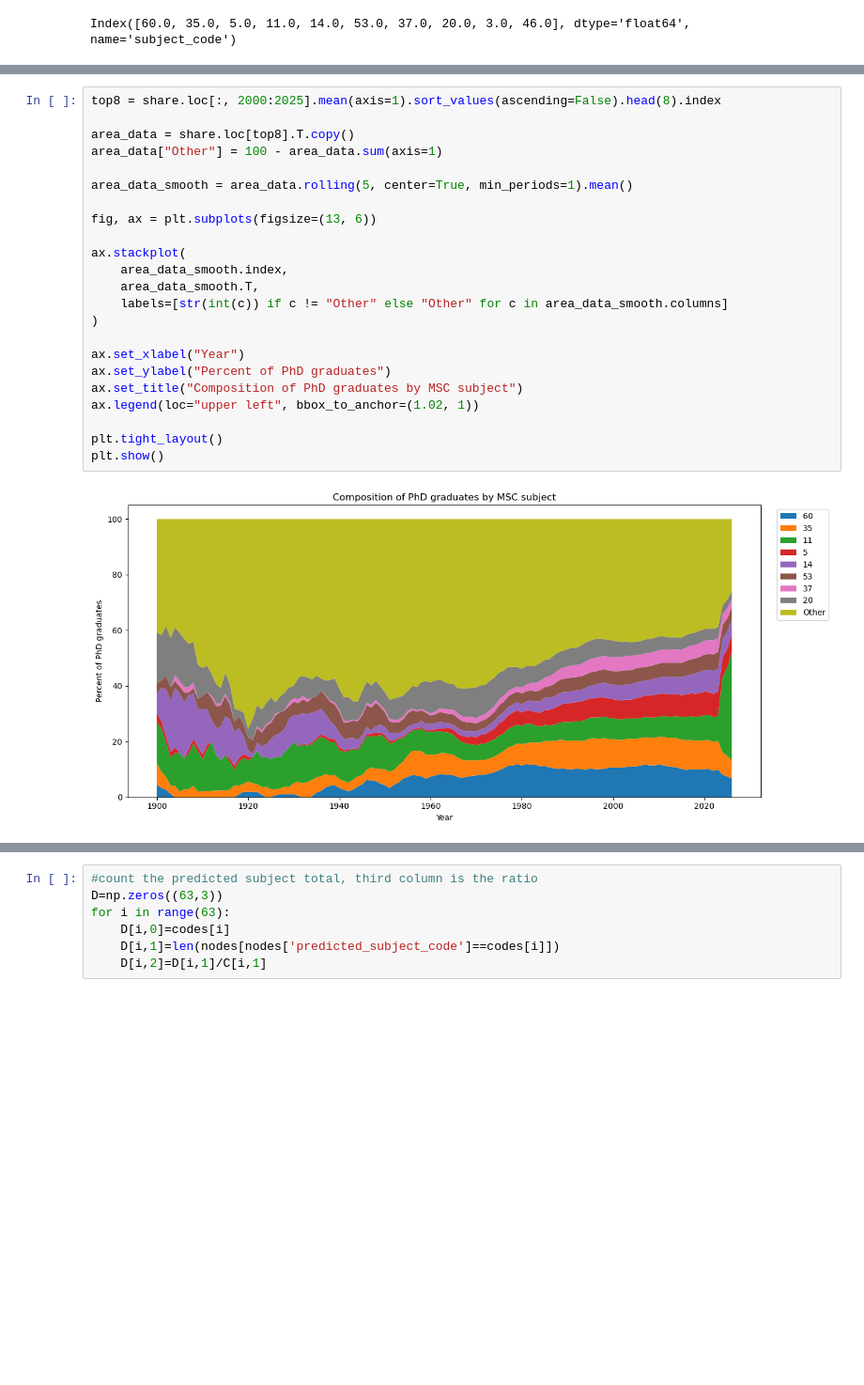
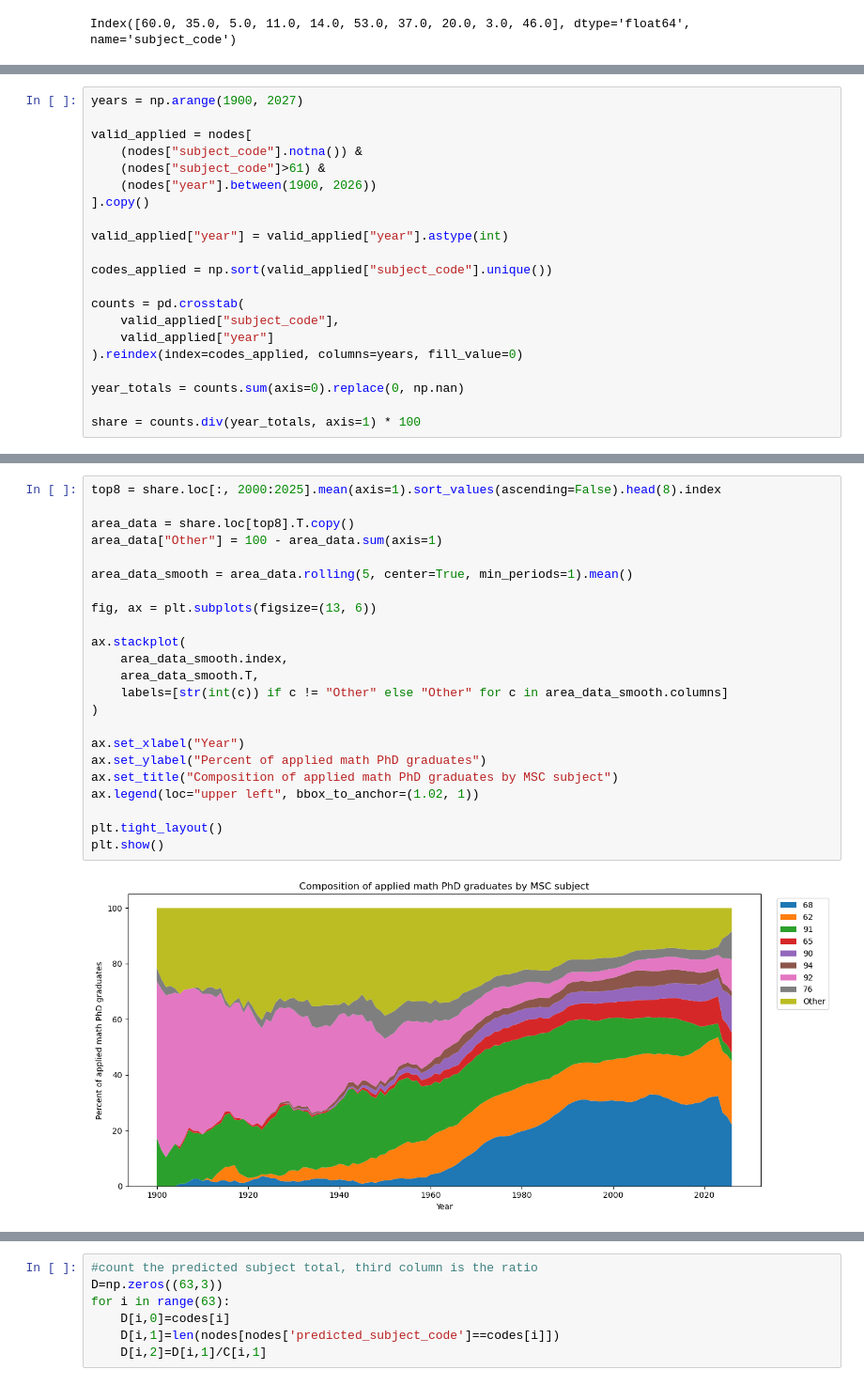
Before and after one commit to Erdos-Projects/summer26-math-genealogy, a Jupyter notebook: notebooks/subject_analysis-Yilong/subject_EDA.ipynb, the cells around one changed output, grey strips where cells are left out. Shown at 94% size. Drawn from its saved outputs; the diff is of its cells as text; blank space fills up the shorter version.

```diff
--- a/notebooks/subject_analysis-Yilong/subject_EDA.ipynb
+++ b/notebooks/subject_analysis-Yilong/subject_EDA.ipynb
@@ -283,0 +238,21 @@ Index([60.0, 35.0, 5.0, 11.0, 14.0, 53.0, 37.0, 20.0, 3.0, 46.0], dtype='float64
+# %%
+years = np.arange(1900, 2027)
+
+valid_applied = nodes[
+    (nodes["subject_code"].notna()) &
+    (nodes["subject_code"]>61) &
+    (nodes["year"].between(1900, 2026))
+].copy()
+
+valid_applied["year"] = valid_applied["year"].astype(int)
+
+codes_applied = np.sort(valid_applied["subject_code"].unique())
+
+counts = pd.crosstab(
+    valid_applied["subject_code"],
+    valid_applied["year"]
+).reindex(index=codes_applied, columns=years, fill_value=0)
+
+year_totals = counts.sum(axis=0).replace(0, np.nan)
+
+share = counts.div(year_totals, axis=1) * 100
@@ -284,25 +312,25 @@ Index([60.0, 35.0, 5.0, 11.0, 14.0, 53.0, 37.0, 20.0, 3.0, 46.0], dtype='float64
 # %%
 top8 = share.loc[:, 2000:2025].mean(axis=1).sort_values(ascending=False).head(8).index
 
 area_data = share.loc[top8].T.copy()
 area_data["Other"] = 100 - area_data.sum(axis=1)
 
 area_data_smooth = area_data.rolling(5, center=True, min_periods=1).mean()
 
 fig, ax = plt.subplots(figsize=(13, 6))
 
 ax.stackplot(
     area_data_smooth.index,
     area_data_smooth.T,
     labels=[str(int(c)) if c != "Other" else "Other" for c in area_data_smooth.columns]
 )
 
 ax.set_xlabel("Year")
-ax.set_ylabel("Percent of PhD graduates")
-ax.set_title("Composition of PhD graduates by MSC subject")
+ax.set_ylabel("Percent of applied math PhD graduates")
+ax.set_title("Composition of applied math PhD graduates by MSC subject")
 ax.legend(loc="upper left", bbox_to_anchor=(1.02, 1))
 
 plt.tight_layout()
 plt.show()
 # %% [output]
-[figure, old version]
+[figure, new version]
```
Also changed, not shown: parts of 31 cells of this notebook.
